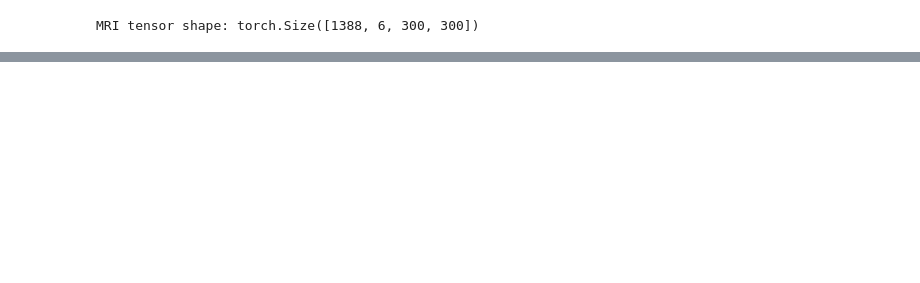
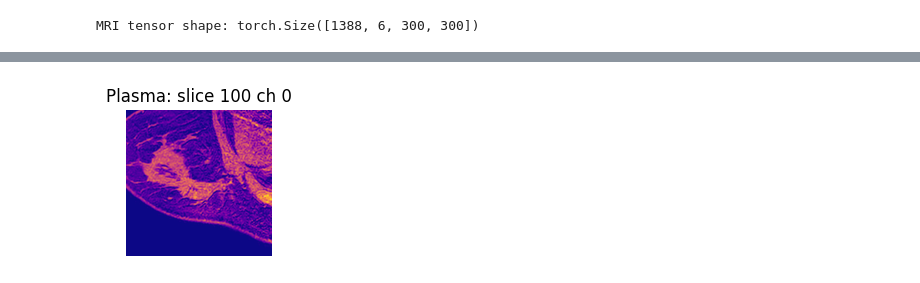
Before and after one commit to suhaib921/DL-Breast-MRI-Tumor-Segmentation, a Jupyter notebook: convertData2PNG/pthtonifty_transfer_script.ipynb, the cells around one changed output, grey strips where cells are left out. Saved outputs shown, nothing was run; the diff lists cells and outputs as text; code cells hidden in the pictures; blank space fills up the shorter version.

```diff
--- a/convertData2PNG/pthtonifty_transfer_script.ipynb
+++ b/convertData2PNG/pthtonifty_transfer_script.ipynb
@@ -90,7 +104,9 @@ plt.show()
 # %%
 # Show plasma
-plt.subplot(1, 2, 2)
+plt.subplot(1, 3, 2)
 plt.imshow(colored_rgb)
-plt.title(f"Plasma: slice {sample_slice}, channel {sample_channel}")
+plt.title(f"Plasma: slice {sample_slice} ch {sample_channel}")
 plt.axis('off')
 plt.show()
+# %% [output]
+[figure, added]
```
Also changed, not shown: parts of 4 cells of this notebook, 1 other file.
